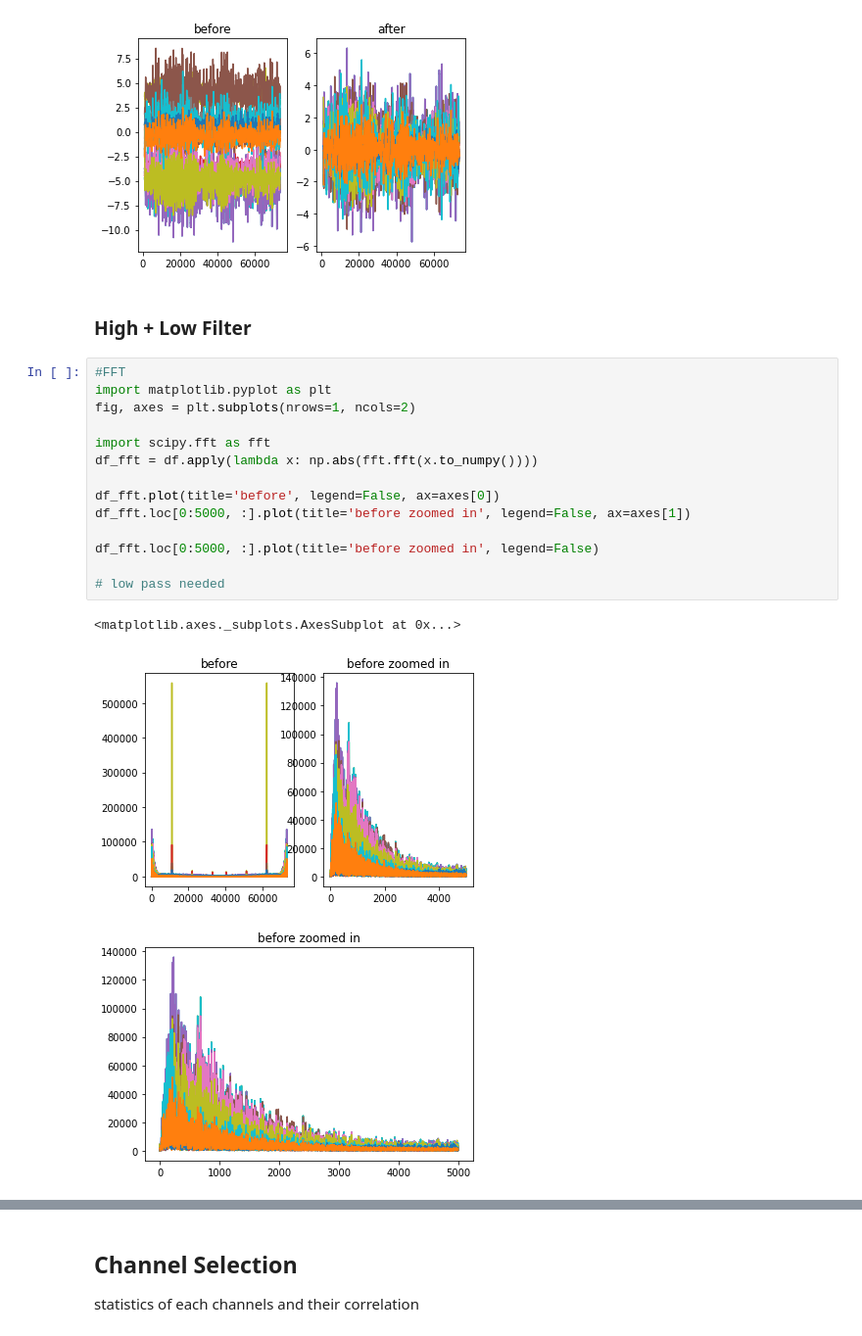
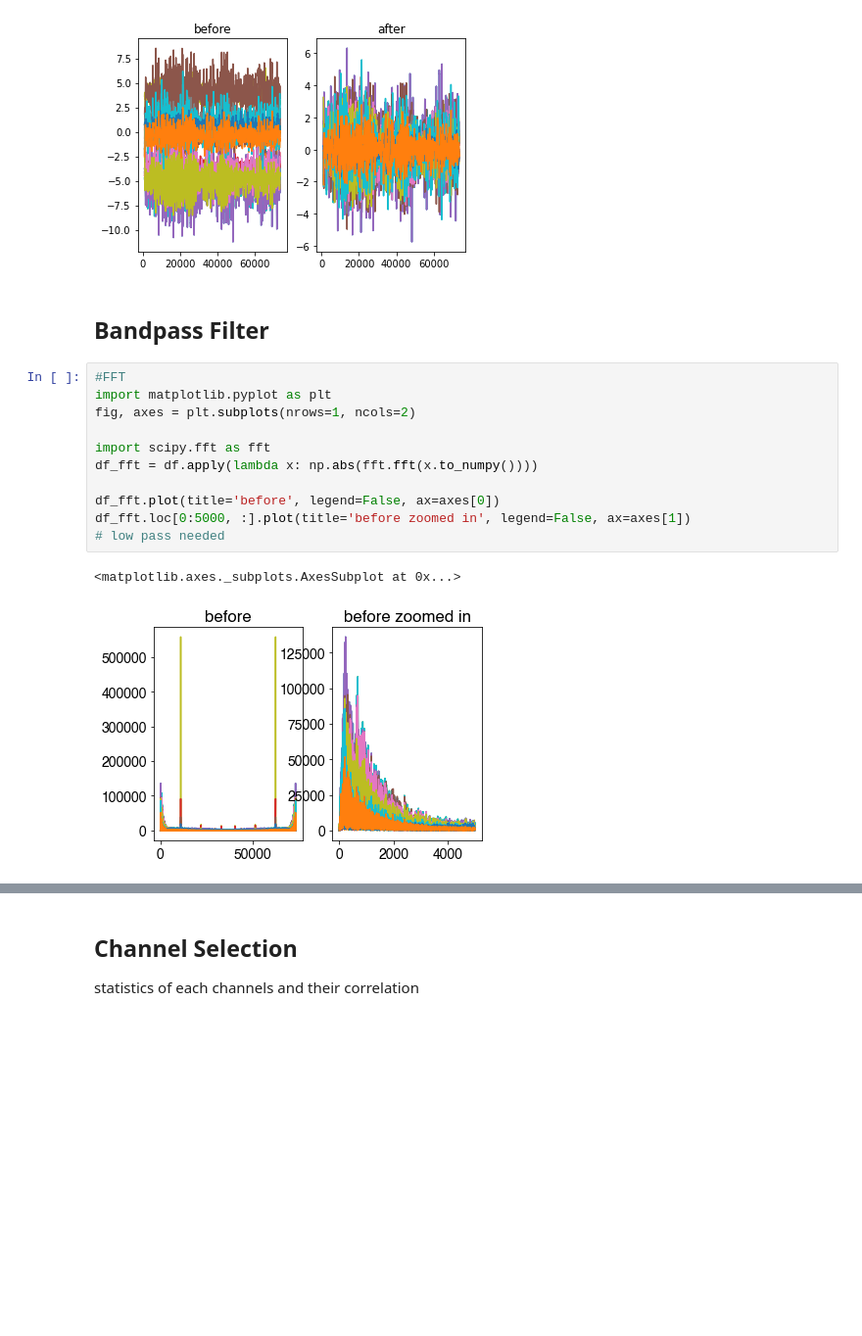
Before and after one commit to ylin00/seizurecast, a Jupyter notebook: notebooks/Preprocessing.ipynb, the cells around one changed output, grey strips where cells are left out. Shown at 98% size. Saved outputs shown, nothing was run; the diff lists cells and outputs as text; blank space fills up the shorter version.

```diff
--- a/notebooks/Preprocessing.ipynb
+++ b/notebooks/Preprocessing.ipynb
@@ -63,25 +58,21 @@ df.rolling(1000).mean().plot(title='after', legend=False, ax=axes[1])
 <matplotlib.axes._subplots.AxesSubplot at 0x...>
 [figure]
 # %% [markdown]
-### High + Low Filter
+## Bandpass Filter
 # %%
 #FFT
 import matplotlib.pyplot as plt
 fig, axes = plt.subplots(nrows=1, ncols=2)
 
 import scipy.fft as fft
 df_fft = df.apply(lambda x: np.abs(fft.fft(x.to_numpy())))
 
 df_fft.plot(title='before', legend=False, ax=axes[0])
 df_fft.loc[0:5000, :].plot(title='before zoomed in', legend=False, ax=axes[1])
-
-df_fft.loc[0:5000, :].plot(title='before zoomed in', legend=False)
-
 # low pass needed
 # %% [output]
 <matplotlib.axes._subplots.AxesSubplot at 0x...>
-[figure, old version]
+[figure, new version]
-[figure, removed]
 # %%
 # LOW PASS FILTER
 import matplotlib.pyplot as plt
```
Also changed, not shown: parts of 6 cells of this notebook, 3 other files.
